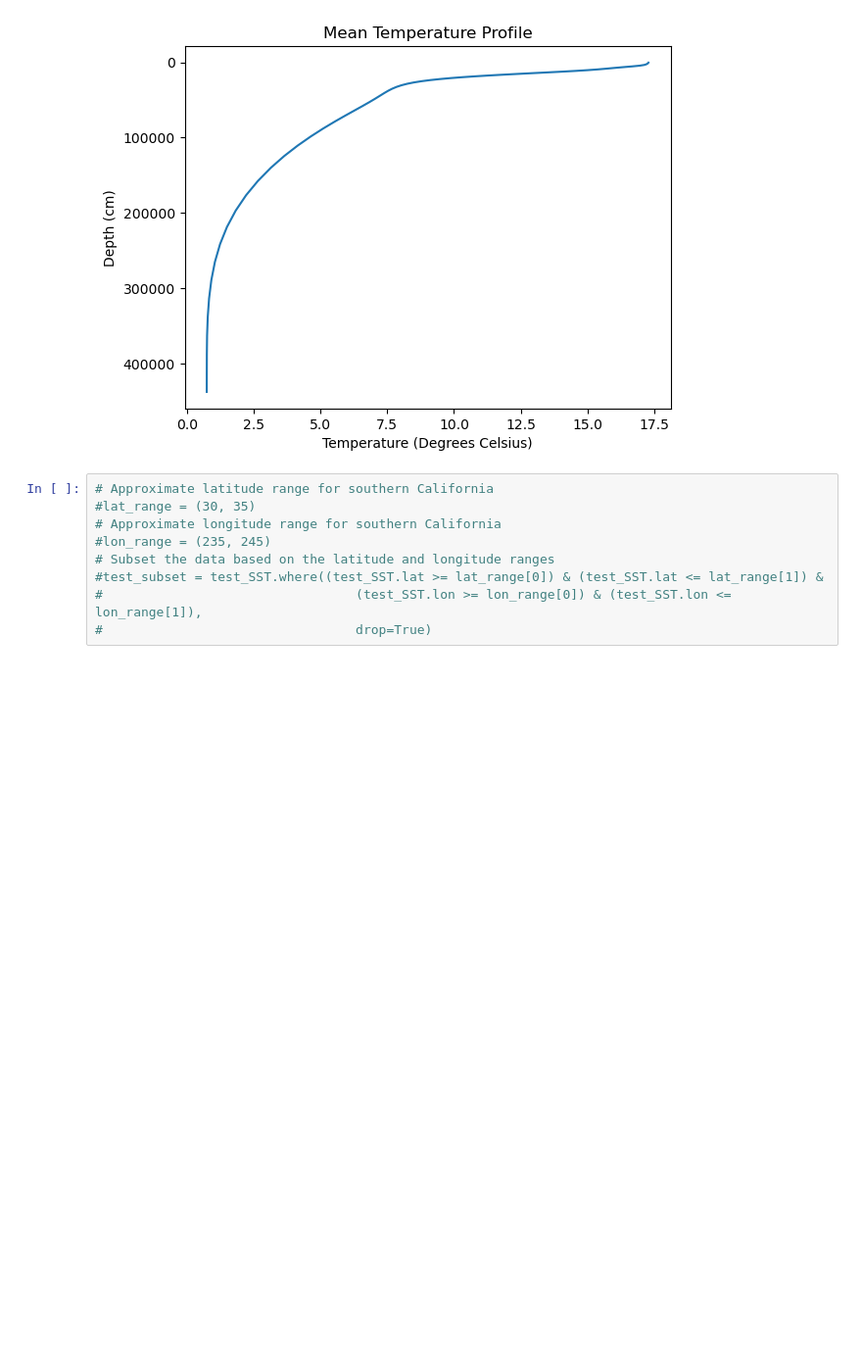
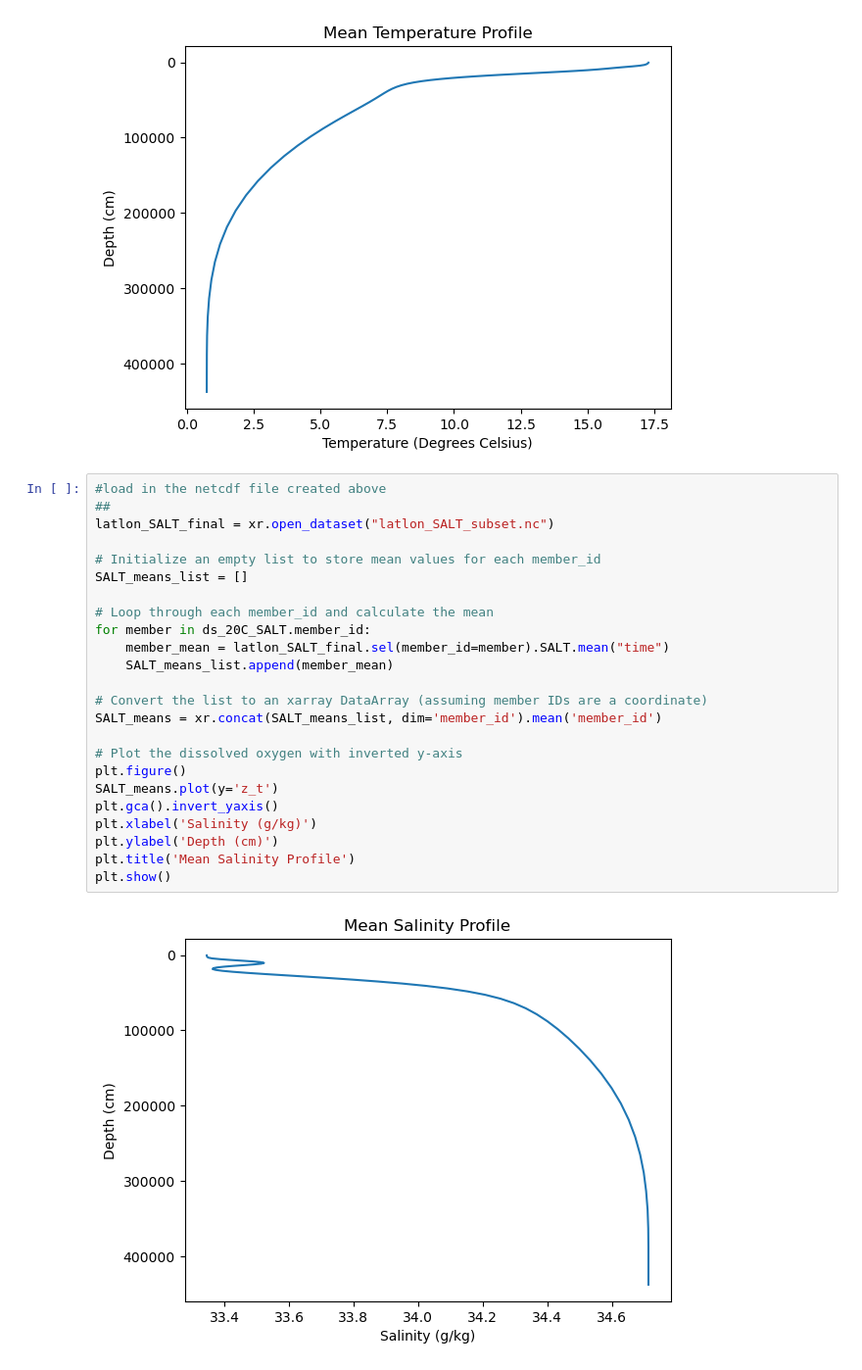
Before and after one commit to Channelislanders/toolkit, a Jupyter notebook: test_notebooks/olivia-scratch.ipynb, the cells around one changed output. Shown at 98% size. Cells and saved outputs as stored; diff of their text form; blank space fills up the shorter version.

```diff
--- a/test_notebooks/olivia-scratch.ipynb
+++ b/test_notebooks/olivia-scratch.ipynb
@@ -161,12 +176,29 @@ plt.title('Mean Temperature Profile')
 plt.show()
 # %% [output]
 [figure]
-# %%
-# Approximate latitude range for southern California
-#lat_range = (30, 35)
-# Approximate longitude range for southern California
-#lon_range = (235, 245)
-# Subset the data based on the latitude and longitude ranges
-#test_subset = test_SST.where((test_SST.lat >= lat_range[0]) & (test_SST.lat <= lat_range[1]) &
-#                                 (test_SST.lon >= lon_range[0]) & (test_SST.lon <= lon_range[1]),
-#                                 drop=True)
+# %%
+#load in the netcdf file created above
+##
+latlon_SALT_final = xr.open_dataset("latlon_SALT_subset.nc")
+
+# Initialize an empty list to store mean values for each member_id
+SALT_means_list = []
+
+# Loop through each member_id and calculate the mean
+for member in ds_20C_SALT.member_id:
+    member_mean = latlon_SALT_final.sel(member_id=member).SALT.mean("time")
+    SALT_means_list.append(member_mean)
+
+# Convert the list to an xarray DataArray (assuming member IDs are a coordinate)
+SALT_means = xr.concat(SALT_means_list, dim='member_id').mean('member_id')
+
+# Plot the dissolved oxygen with inverted y-axis
+plt.figure()
+SALT_means.plot(y='z_t')
+plt.gca().invert_yaxis()
+plt.xlabel('Salinity (g/kg)')
+plt.ylabel('Depth (cm)')
+plt.title('Mean Salinity Profile')
+plt.show()
+# %% [output]
+[figure, added]
```
Also changed, not shown: parts of 4 cells of this notebook, 5 other files.
